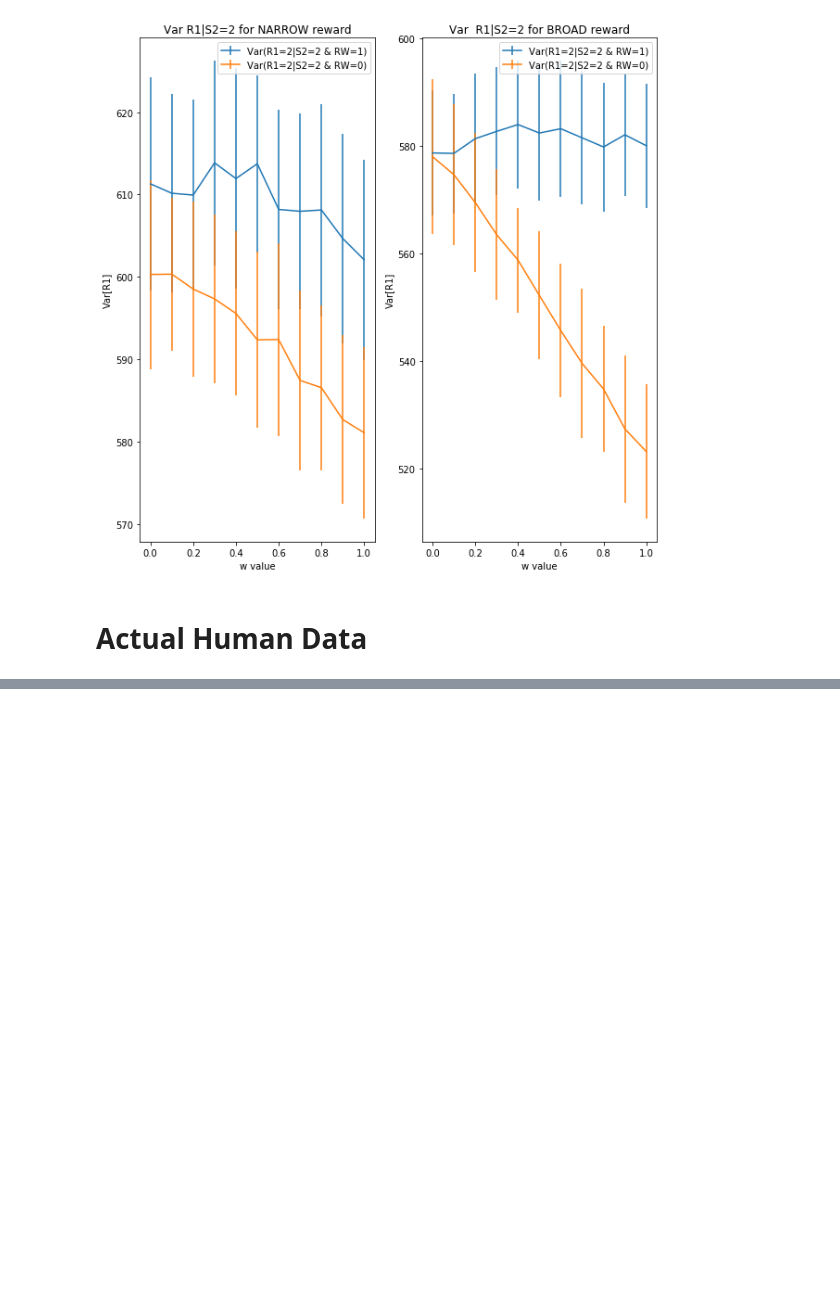
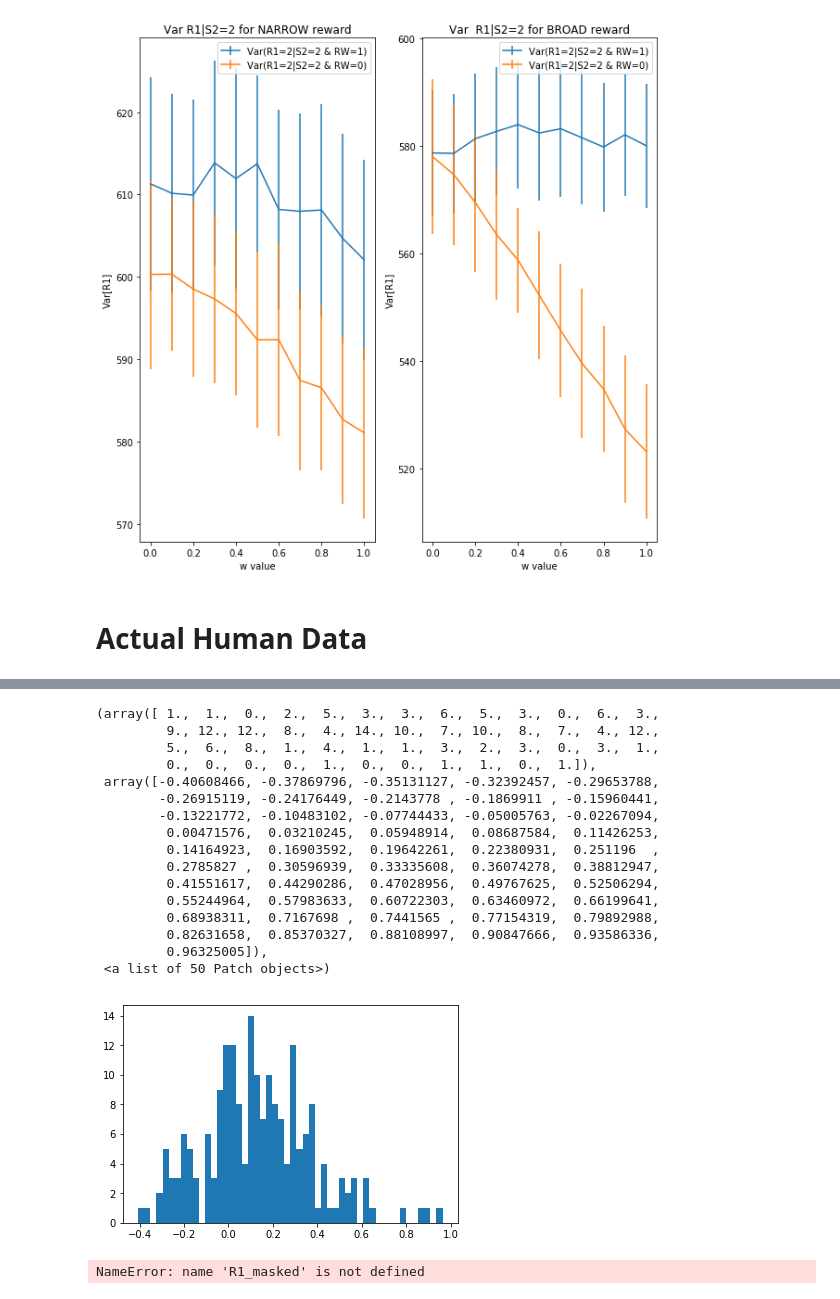
Before and after one commit to alsfilip/Empirical_Information_Bottleneck, a Jupyter notebook: Choice Variability.ipynb, the cells around one changed output, grey strips where cells are left out. Saved outputs shown, nothing was run; the diff lists cells and outputs as text; code cells hidden in the pictures; blank space fills up the shorter version.

```diff
--- a/Choice Variability.ipynb
+++ b/Choice Variability.ipynb
@@ -174,0 +227,24 @@ plt.show()
+# %%
+plt.hist(maineffect_vals,50)
+# %% [output]
+(array([ 1.,  1.,  0.,  2.,  5.,  3.,  3.,  6.,  5.,  3.,  0.,  6.,  3.,
+         9., 12., 12.,  8.,  4., 14., 10.,  7., 10.,  8.,  7.,  4., 12.,
+         5.,  6.,  8.,  1.,  4.,  1.,  1.,  3.,  2.,  3.,  0.,  3.,  1.,
+         0.,  0.,  0.,  0.,  1.,  0.,  0.,  1.,  1.,  0.,  1.]),
+ array([-0.40608466, -0.37869796, -0.35131127, -0.32392457, -0.29653788,
+        -0.26915119, -0.24176449, -0.2143778 , -0.1869911 , -0.15960441,
+        -0.13221772, -0.10483102, -0.07744433, -0.05005763, -0.02267094,
+         0.00471576,  0.03210245,  0.05948914,  0.08687584,  0.11426253,
+         0.14164923,  0.16903592,  0.19642261,  0.22380931,  0.251196  ,
+         0.2785827 ,  0.30596939,  0.33335608,  0.36074278,  0.38812947,
+         0.41551617,  0.44290286,  0.47028956,  0.49767625,  0.52506294,
+         0.55244964,  0.57983633,  0.60722303,  0.63460972,  0.66199641,
+         0.68938311,  0.7167698 ,  0.7441565 ,  0.77154319,  0.79892988,
+         0.82631658,  0.85370327,  0.88108997,  0.90847666,  0.93586336,
+         0.96325005]),
+ <a list of 50 Patch objects>)
+[figure, added]
+# %%
+R1_masked
+# %% [output]
+NameError: name 'R1_masked' is not defined
```
Also changed, not shown: parts of 15 cells of this notebook, 4 other files.
